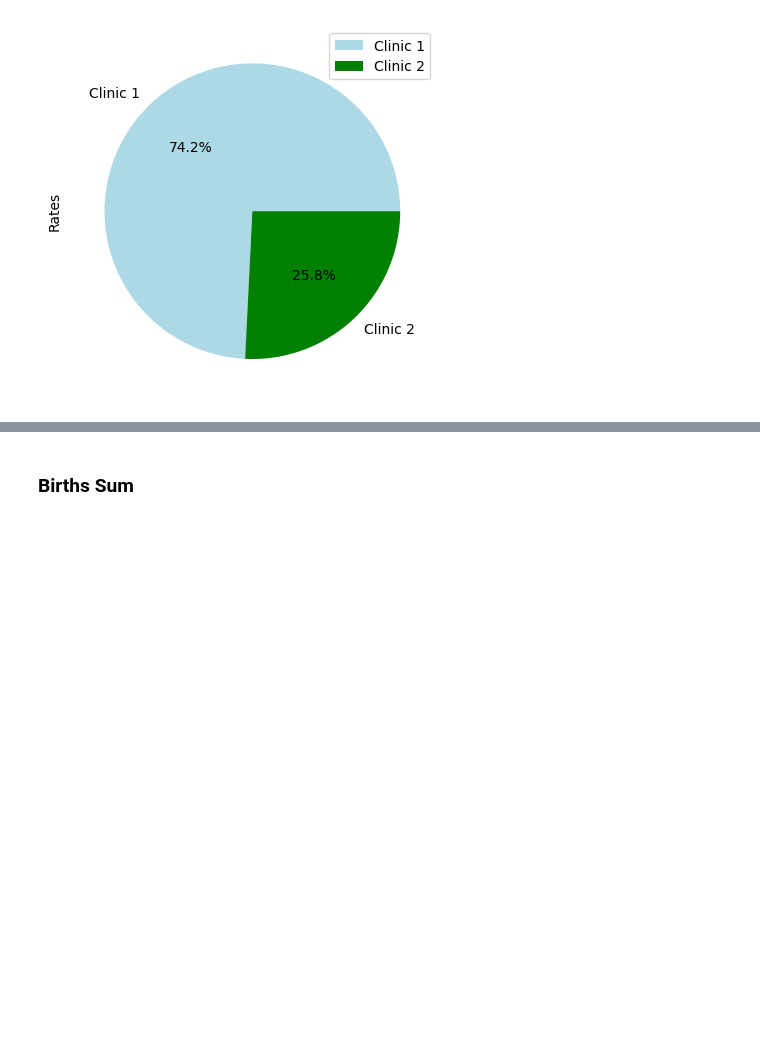
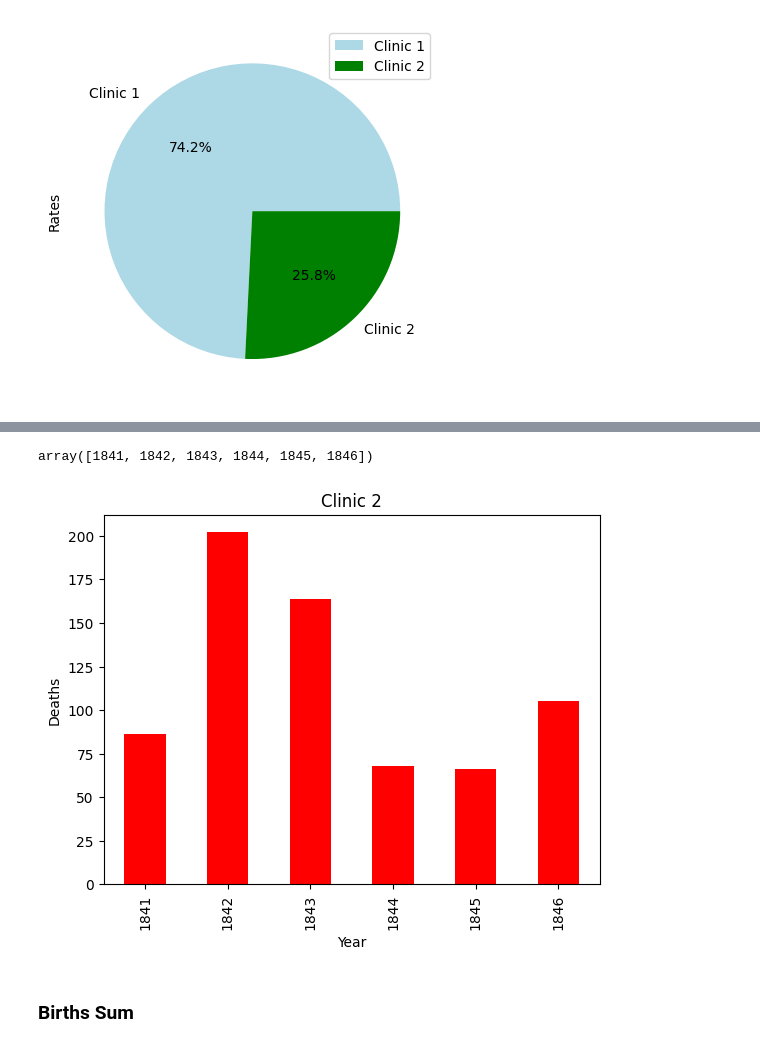
Before and after one commit to tomasfigueroaruesjas/the-effects-of-handwashing, a Jupyter notebook: Untitled.ipynb, the cells around one changed output, grey strips where cells are left out. Cells and saved outputs as stored; diff of their text form; code cells hidden in the pictures; blank space fills up the shorter version.

```diff
--- a/Untitled.ipynb
+++ b/Untitled.ipynb
@@ -137,3 +147,11 @@ rate
+# %%
+ax = yearly_deaths[mask2].deaths.plot(kind='bar', color='red', xlabel='Year', ylabel='Deaths', title='Clinic 2')
+labels = yearly_deaths['year'].unique()
+ax.set_xticklabels(labels)
+labels
+# %% [output]
+array([1841, 1842, 1843, 1844, 1845, 1846])
+[figure, added]
 # %% [markdown]
 ### Births Sum
 # %%
```
Also changed, not shown: parts of 19 cells of this notebook.
